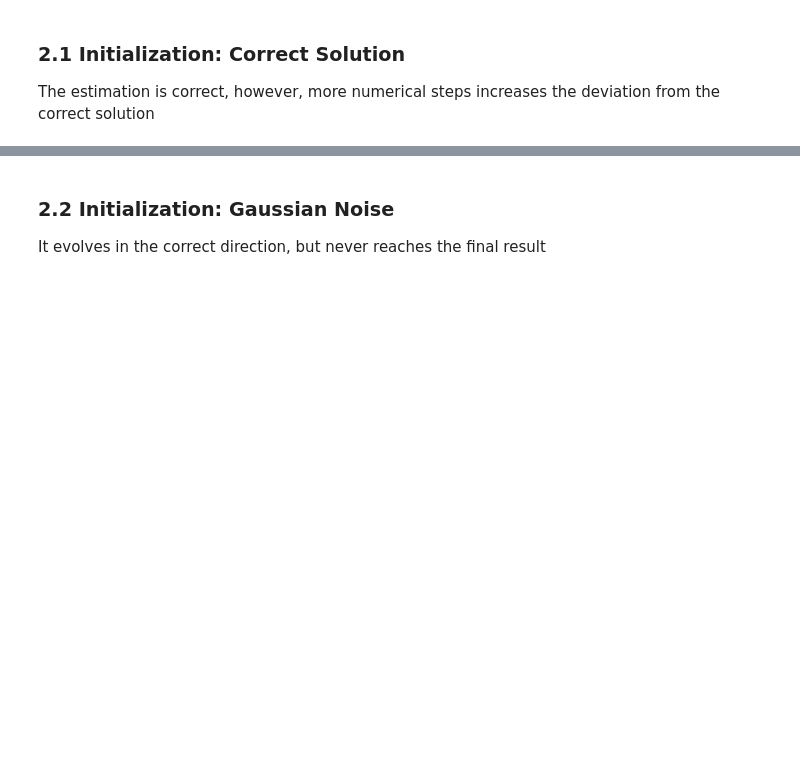
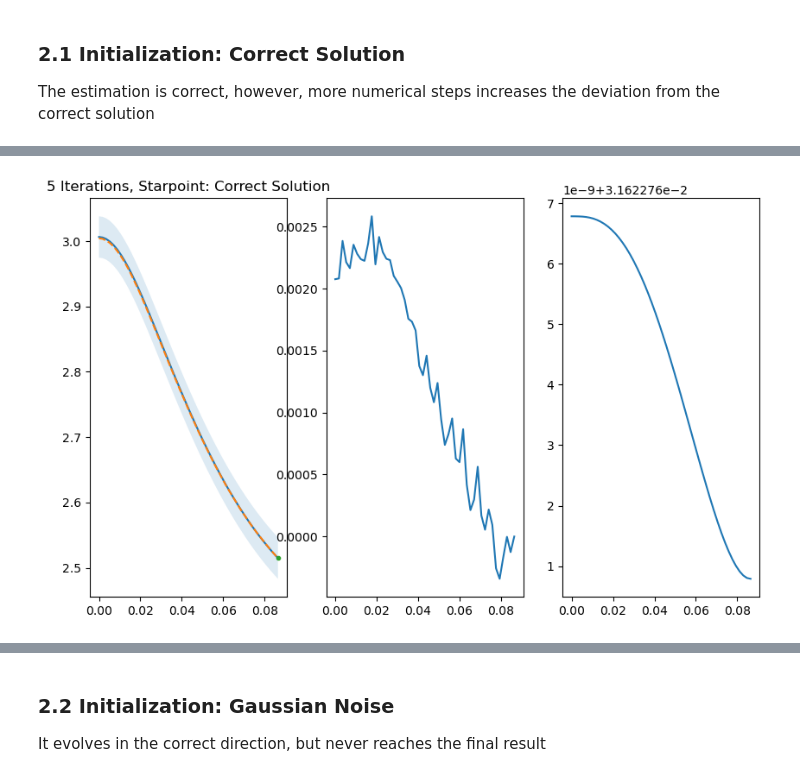
Before and after one commit to Poincare-code/henri, a Jupyter notebook: notebooks/validation-notebooks/Relevant/Non_Linear_Implementation.ipynb, the cells around one changed output, grey strips where cells are left out. Cells and saved outputs as stored; diff of their text form; code cells hidden in the pictures; blank space fills up the shorter version.

```diff
--- a/notebooks/validation-notebooks/Relevant/Non_Linear_Implementation.ipynb
+++ b/notebooks/validation-notebooks/Relevant/Non_Linear_Implementation.ipynb
@@ -124,8 +124,8 @@ laplacian = lambda r, func: sp.diff(func, r, 2) + 2 / r * sp.diff(func, r)
 # %%
 # Function definitions
 # 1a. Construction of the source term
-def construct_source_term(S1, psi, y_BC2):
-    return np.hstack((S1 * psi**5, y_BC2))
+def construct_source_term(psi, y_BC2):
+    return np.hstack((S1 / psi, y_BC2))
 
 # 1b. Construction of the design matrix
 def construct_design_matrix(R, N, basis_func, laplacian):
@@ -155,10 +155,10 @@ def construct_design_matrix(R, N, basis_func, laplacian):
     return basis_func_matrix, design_matrix
 
 # 2. ODE solver
-def solve_ode(basis_func_matrix, design_matrix, y, S, L):
+def solve_ode(basis_func_matrix, design_matrix, y, S_squared, L_squared):
     # Define the (inverse) squared lambda and sigma matrices
-    Sneg2 = np.linalg.matrix_power(S, -2)
-    Lneg2 = np.linalg.matrix_power(L, -2)
+    Sneg2 = np.linalg.matrix_power(S_squared, -1)
+    Lneg2 = np.linalg.matrix_power(L_squared, -1)
 
     # Reformulate the problem into an A @ w = b problem, and solve the least-squares (in the "classical perspective")
     A = design_matrix.T @ Sneg2 @ design_matrix + Lneg2
@@ -174,7 +174,6 @@ def solve_ode(basis_func_matrix, design_matrix, y, S, L):
     # Computation of the source function variance
     v = np.linalg.solve(A, design_matrix[:-1,:].T)
     source_func_variance_primal = design_matrix[:-1,:] @ v
-    source_func_variance_primal = np.diag(source_func_variance_primal)
 
     # Computation of the solution mean
     solution_mean_primal = basis_func_matrix @ w
@@ -183,9 +182,8 @@ def solve_ode(basis_func_matrix, design_matrix, y, S, L):
     # Computation of the solution variance
     v = np.linalg.solve(A, basis_func_matrix.T)
     solution_variance_primal = basis_func_matrix @ v
-    solution_variance_primal = np.diag(solution_variance_primal)
 
-    return solution_mean_primal, source_func_mean_primal, solution_variance_primal, w, v
+    return solution_mean_primal, solution_variance_primal, source_func_mean_primal, source_func_variance_primal, A, w, v
 # %% [markdown]
 ### 2.1 Initialization: Correct Solution
 The estimation is correct, however, more numerical steps increases the deviation from the correct solution
@@ -226,0 +190,60 @@ plt.legend();
+# %%
+psi_init = perturbed_psi
+N = 10                               # Number of basis functions
+S = 1.0e-2*np.identity(len(R)+1)     # Sigma matrix
+S[-1, -1] = 1.0e-3
+L = 1.0e+2*np.identity(N+1)             #
+
+# Define the arrays which store the variables
+iteration_steps        = 100
+psi_mean_storage       = np.zeros((len(psi), iteration_steps+1))
+psi_var_storage        = np.zeros((len(psi), len(psi), iteration_steps+1))
+S_squared_storage      = np.zeros((len(psi)+1, len(psi)+1, iteration_steps+1))
+L_squared_storage      = np.zeros((N+1, N+1, iteration_steps+1))
+
+# Initialization
+psi_mean_storage[:, 0] = psi_init
+S_squared_storage[:, :, 0] = S
+L_squared_storage[:, :, 0] = L
+
+# Boundary condition value
+y_BC2 = psi[-1] # np.array([1 + m[-1]/(2*R[-1])])
+
+basis_func_matrix, design_matrix = construct_design_matrix(R, N, basis_func, laplacian)
+source_term = construct_source_term(psi_init, y_BC2)
+
+for i in tqdm(range(1, iteration_steps + 1)):
+
+    # Solve the ODE
+    solution_mean_primal, solution_variance_primal, _, _, A, w, _ = solve_ode(basis_func_matrix, design_matrix, source_term, S, L_squared_storage[:,:,i-1])
+
+    # Update the uncertainty on the source term
+    J = np.diag(-2*np.pi*rho*solution_mean_primal**6 / solution_mean_primal**2)
+
+    # Update the covariance matrix
+    L_squared_storage[:, :, i] = A
+    S_squared_storage[0:-1, 0:-1, i] = S_squared_storage[0:-1, 0:-1, i-1] + J @ solution_variance_primal @ J.T
+    S_squared_storage[-1, -1, i] = S[-1, -1]
+
+    # Storage
+    psi_mean_storage[:, i] = solution_mean_primal
+    psi_var_storage[:,:,i] = solution_variance_primal
+
+    # Construct the new source term
+    source_term = construct_source_term(solution_mean_primal, y_BC2)
+
+fig, ax = plt.subplots(1,3, figsize=(10,6))
+
+ax[0].plot(R, solution_mean_primal, label="Solution from Nonlinear Problem")
+solution_std = np.sqrt(np.diag(solution_variance_primal))
+ax[0].fill_between(R, solution_mean_primal - solution_std, solution_mean_primal + solution_std, alpha=0.15)
+ax[0].plot(R, psi, ls='--', label="Ground Truth")
+ax[0].plot(np.max(R), y_BC2, marker='.', ls='none', label="Initial Condition")
+ax[0].set_title("5 Iterations, Starpoint: Correct Solution")
+
+
+ax[1].plot(R, solution_mean_primal - psi)
+
+ax[2].plot(R, solution_std);
+# %% [output]
+[figure, added]
```
Also changed, not shown: parts of 8 cells of this notebook, 2 other files.
